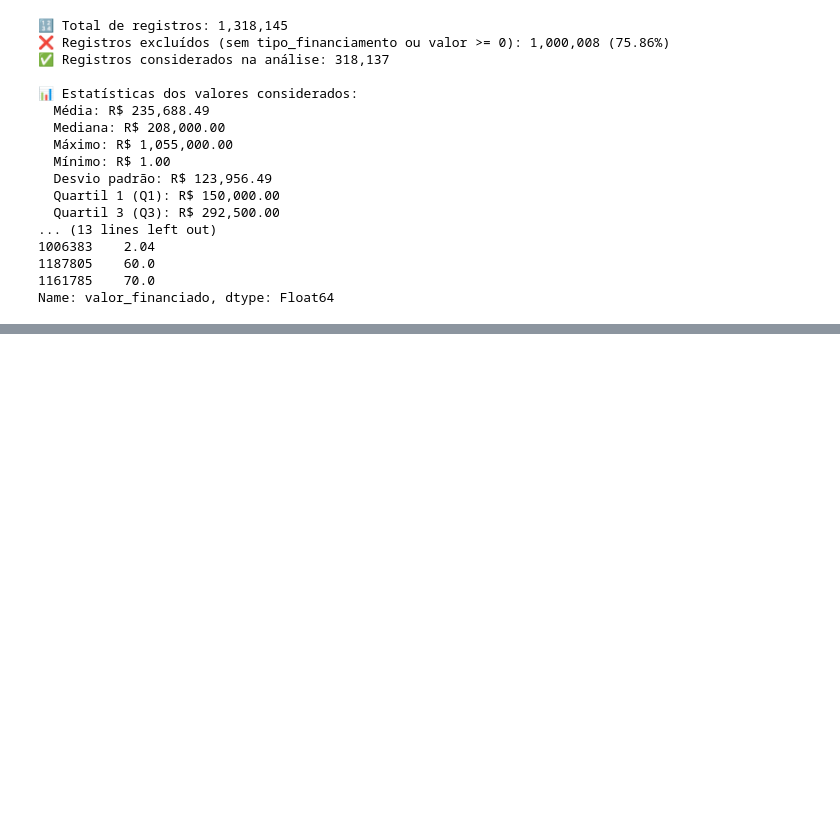
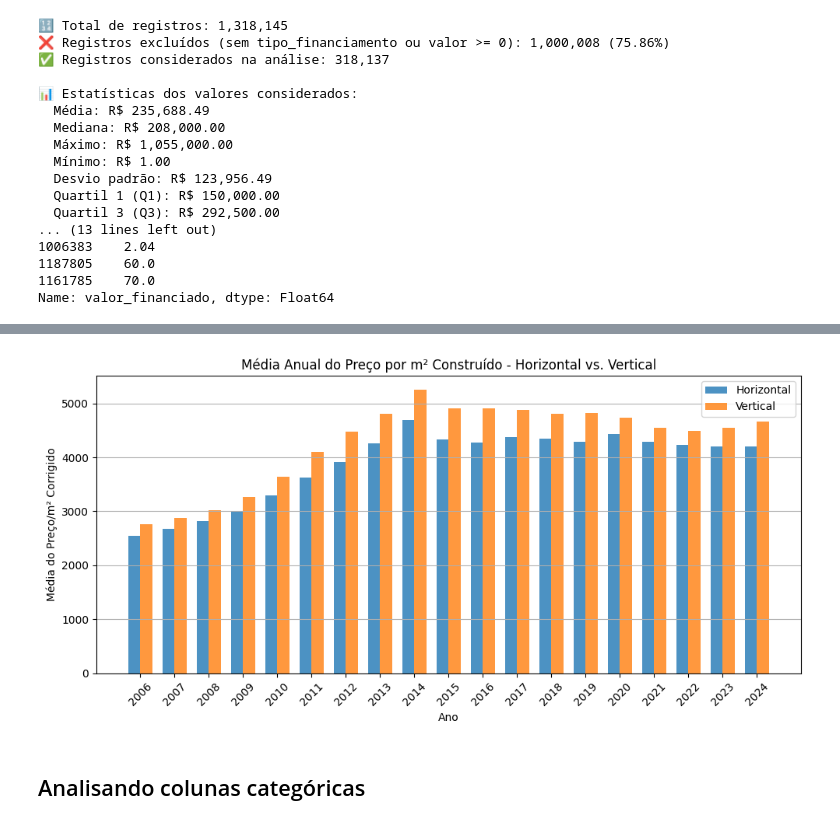
Before and after one commit to GabrielSMedina/TCC, a Jupyter notebook: TCC_v4.ipynb, the cells around one changed output, grey strips where cells are left out. Drawn from its saved outputs; the diff is of its cells as text; code cells hidden in the pictures; blank space fills up the shorter version.

```diff
--- a/TCC_v4.ipynb
+++ b/TCC_v4.ipynb
@@ -658,0 +693,52 @@ Name: valor_financiado, dtype: Float64
+# %%
+def analisar_transacoes_comparativo_anual_area(df):
+    df['MES_ANO'] = df['MES_ANO'].str.strip().str.upper()
+    df['descricao_padrao_iptu'] = df['descricao_padrao_iptu'].str.strip().str.upper()
+
+    meses_dict = {
+        'JAN': 1, 'FEV': 2, 'MAR': 3, 'ABR': 4, 'MAI': 5, 'JUN': 6,
+        'JUL': 7, 'AGO': 8, 'SET': 9, 'OUT': 10, 'NOV': 11, 'DEZ': 12
+    }
+
+    df[['Ano', 'Mes']] = df['MES_ANO'].str.split('-', expand=True)
+    df = df.dropna(subset=['Mes', 'Ano'])
+    df['Ano'] = df['Ano'].astype(str)
+    df['Mes_Num'] = df['Mes'].map(meses_dict)
+
+    categorias = ['RESIDENCIAL HORIZONTAL', 'RESIDENCIAL VERTICAL']
+    dados_anuais = {}
+
+    for categoria in categorias:
+        df_cat = df[df['descricao_padrao_iptu'] == categoria]
+        # Substituição aqui:
+        df_anual = df_cat.groupby('Ano')['preco_m2_construido_corrigido_2024'].mean().fillna(0)
+        dados_anuais[categoria] = df_anual
+
+    df_comparativo = pd.DataFrame(dados_anuais).fillna(0)
+    df_comparativo = df_comparativo.sort_index()
+
+    plt.figure(figsize=(10, 5))
+    width = 0.35
+    x = range(len(df_comparativo))
+
+    plt.bar([i - width/2 for i in x], df_comparativo['RESIDENCIAL HORIZONTAL'],
+            width=width, label='Horizontal', alpha=0.8)
+    plt.bar([i + width/2 for i in x], df_comparativo['RESIDENCIAL VERTICAL'],
+            width=width, label='Vertical', alpha=0.8)
+
+    plt.xticks(ticks=x, labels=df_comparativo.index, rotation=45)
+    plt.title('Média Anual do Preço por m² Construído - Horizontal vs. Vertical')
+    plt.xlabel('Ano')
+    plt.ylabel('Média do Preço/m² Corrigido')
+    plt.legend()
+    plt.grid(axis='y')
+    plt.tight_layout()
+
+    plt.savefig("grafico_comparativo_anual.png")
+    plt.show()
+
+analisar_transacoes_comparativo_anual_area(df)
+# %% [output]
+[figure, added]
+# %% [markdown]
+## Analisando colunas categóricas
```
Also changed, not shown: parts of 19 cells of this notebook.
